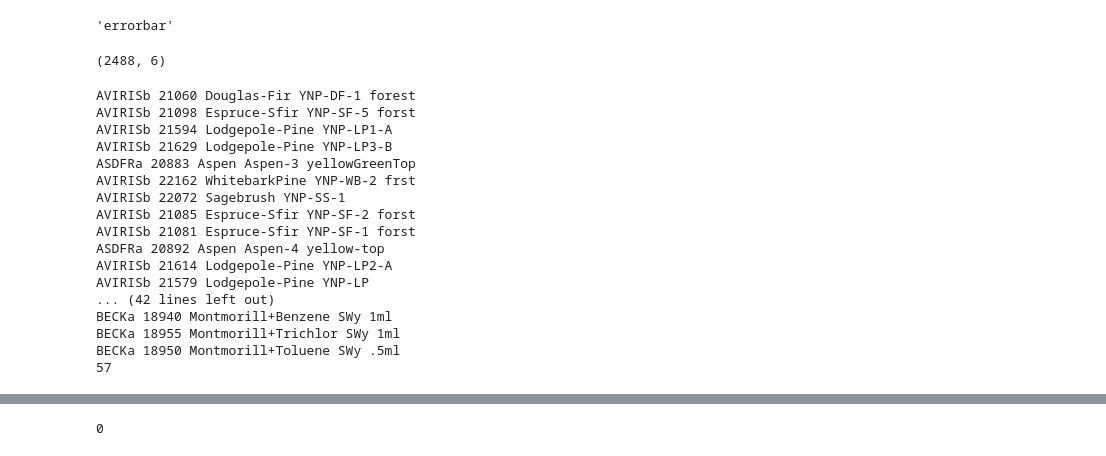
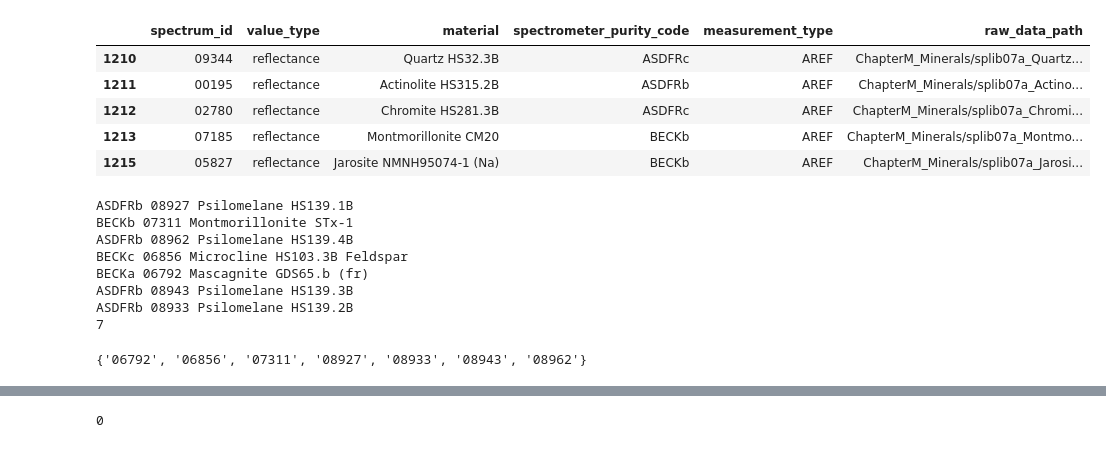
Before and after one commit to velexi-corporation/RESEARCH-2020-SpectraML, a Jupyter notebook: lab-notebook/smunukutla/2019-07-29-SAM - Standardized Data Testing.ipynb, the cells around one changed output, grey strips where cells are left out. Drawn from its saved outputs; the diff is of its cells as text; code cells hidden in the pictures.

```diff
--- a/lab-notebook/smunukutla/2019-07-29-SAM - Standardized Data Testing.ipynb
+++ b/lab-notebook/smunukutla/2019-07-29-SAM - Standardized Data Testing.ipynb
@@ -32,41 +15,46 @@ metadata.head()
-# %%
-metadata.iloc[327, 1]
-# %% [output]
-'errorbar'
+# %%
+spectrum_len = 500 # automate this
+parent_dir = os.environ['PWD']
+stddata_path = os.path.join(os.environ['DATA_DIR'], "StdData-" + str(spectrum_len))
+os.chdir(os.path.join(parent_dir, "lab-notebook", "smunukutla"))
 # %%
-# metadata.columns
+metadata = load_spectra_metadata(os.path.join(stddata_path,"spectra-metadata.csv"))
+
+metadata = metadata[metadata['value_type'] == "reflectance"]
 metadata = metadata[~metadata['spectrometer_purity_code'].str.contains("NIC4")]
-# ~metadata['spectrometer_purity_code'].str.contains("NIC4")
-metadata.shape
+metadata = metadata[metadata['raw_data_path'].str.contains("ChapterM")]
+
+metadata.head()
 # %% [output]
-(2488, 6)
+|  | spectrum_id | value_type | material | spectrometer_purity_code | measurement_type | raw_data_path |
+| 1210 | 09344 | reflectance | Quartz HS32.3B | ASDFRc | AREF | ChapterM_Minerals/splib07a_Quartz... |
+| 1211 | 00195 | reflectance | Actinolite HS315.2B | ASDFRb | AREF | ChapterM_Minerals/splib07a_Actino... |
+| 1212 | 02780 | reflectance | Chromite HS281.3B | ASDFRc | AREF | ChapterM_Minerals/splib07a_Chromi... |
+| 1213 | 07185 | reflectance | Montmorillonite CM20 | BECKb | AREF | ChapterM_Minerals/splib07a_Montmo... |
+| 1215 | 05827 | reflectance | Jarosite NMNH95074-1 (Na) | BECKb | AREF | ChapterM_Minerals/splib07a_Jarosi... |
 # %%
+nan_records = set()
 x = 0
 for i in range(metadata.shape[0]):
-    if metadata.iloc[i, 1] == 'reflectance':
-        spectrum = pd.read_csv(os.path.join(stddata_path,"{}.csv".format(metadata.iloc[i, 0])))
-        for j in range(spectrum.shape[0]):
-            if np.isnan(spectrum.iloc[j, 1]):
-                print(str(metadata.iloc[i, 3]) + " " + str(metadata.iloc[i, 0]) + " " + str(metadata.iloc[i, 2]))
-                x += 1
-                break
+    spectrum = pd.read_csv(os.path.join(stddata_path,"{}.csv".format(str(metadata.iloc[i, 0]))))
+    for j in range(spectrum.shape[0]):
+        if np.isnan(spectrum.iloc[j, 1]):
+            print(str(metadata.iloc[i, 3]) + " " + str(metadata.iloc[i, 0]) + " " + str(metadata.iloc[i, 2]))
+            nan_records.add(metadata.iloc[i, 0])
+            x += 1
+            break
 
 print(x)
 # %% [output]
-AVIRISb 21060 Douglas-Fir YNP-DF-1 forest
-AVIRISb 21098 Espruce-Sfir YNP-SF-5 forst
-AVIRISb 21594 Lodgepole-Pine YNP-LP1-A
-AVIRISb 21629 Lodgepole-Pine YNP-LP3-B
-ASDFRa 20883 Aspen Aspen-3 yellowGreenTop
-AVIRISb 22162 WhitebarkPine YNP-WB-2 frst
-AVIRISb 22072 Sagebrush YNP-SS-1
-AVIRISb 21085 Espruce-Sfir YNP-SF-2 forst
-AVIRISb 21081 Espruce-Sfir YNP-SF-1 forst
-ASDFRa 20892 Aspen Aspen-4 yellow-top
-AVIRISb 21614 Lodgepole-Pine YNP-LP2-A
-AVIRISb 21579 Lodgepole-Pine YNP-LP
-... (42 lines left out)
-BECKa 18940 Montmorill+Benzene SWy 1ml
-BECKa 18955 Montmorill+Trichlor SWy 1ml
-BECKa 18950 Montmorill+Toluene SWy .5ml
-57
+ASDFRb 08927 Psilomelane HS139.1B
+BECKb 07311 Montmorillonite STx-1
+ASDFRb 08962 Psilomelane HS139.4B
+BECKc 06856 Microcline HS103.3B Feldspar
+BECKa 06792 Mascagnite GDS65.b (fr)
+ASDFRb 08943 Psilomelane HS139.3B
+ASDFRb 08933 Psilomelane HS139.2B
+7
+# %%
+nan_records
+# %% [output]
+{'06792', '06856', '07311', '08927', '08933', '08943', '08962'}
```
Also changed, not shown: parts of 8 cells of this notebook, 36 other files.
